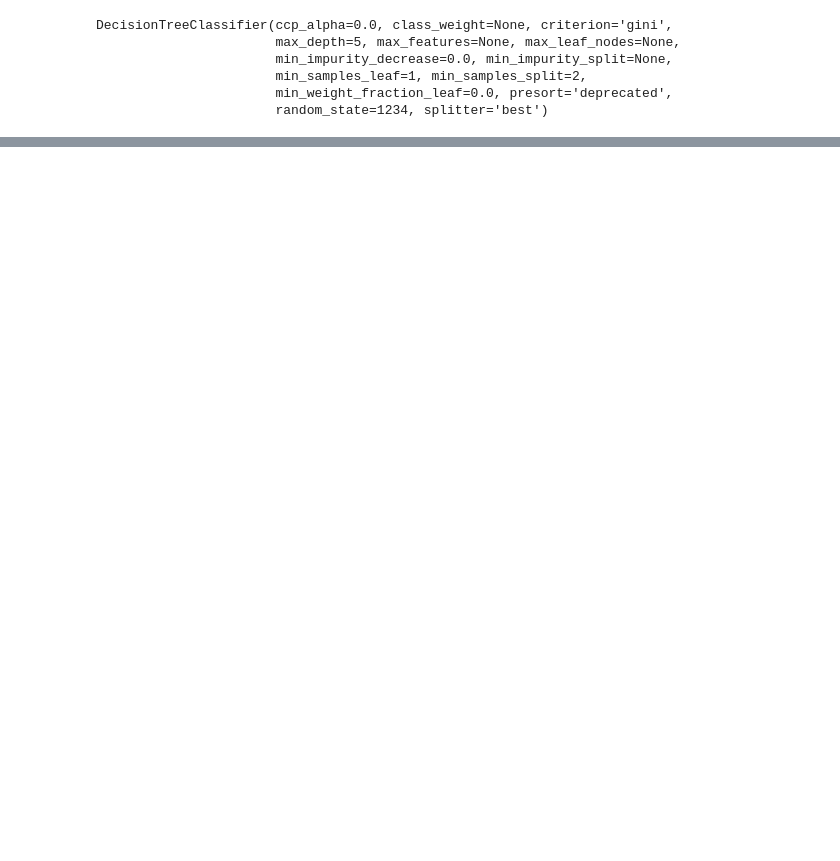
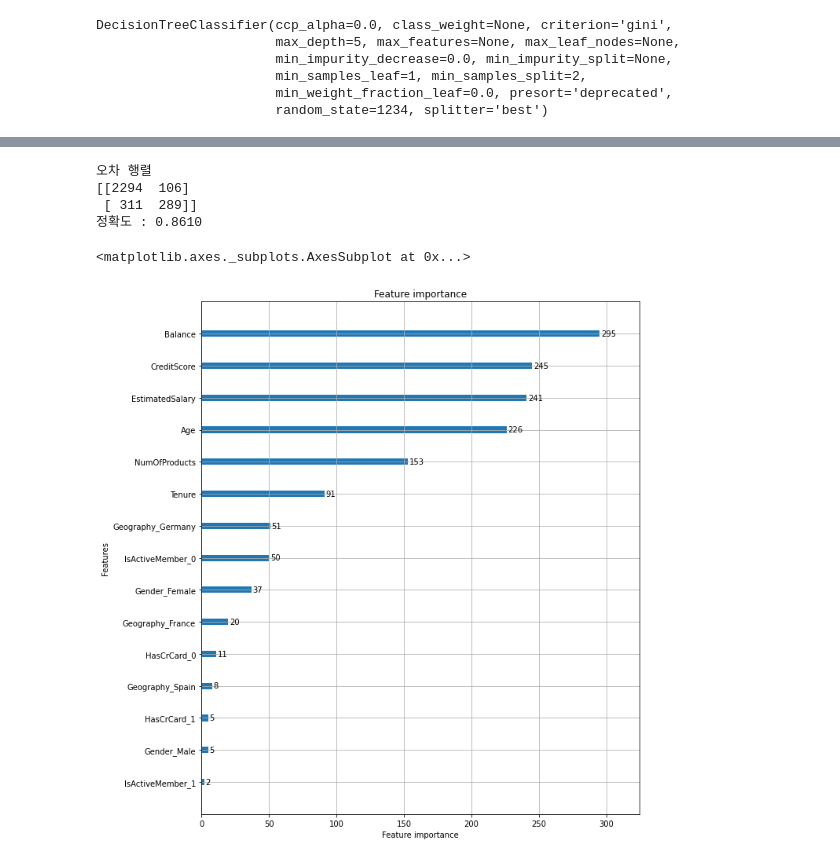
Before and after one commit to DAYEON-LEE/DADADA, a Jupyter notebook: Self_PJ/pj_churn_modeling.ipynb, the cells around one changed output, grey strips where cells are left out. Drawn from its saved outputs; the diff is of its cells as text; code cells hidden in the pictures; blank space fills up the shorter version.

```diff
--- a/Self_PJ/pj_churn_modeling.ipynb
+++ b/Self_PJ/pj_churn_modeling.ipynb
@@ -1270,0 +1280,7 @@ plot_importance(xgb_model, ax=ax)
+# %%
+from lightgbm import LGBMClassifier
+lgbm_wrapper = LGBMClassifier(n_estimators = 400)
+evals = [(X_test, y_test)]
+lgbm_wrapper.fit(X_train,y_train,early_stopping_rounds =100, eval_metric = 'logloss', eval_set = evals, verbose =True)
+preds = lgbm_wrapper.predict(X_test)
+pred_proba = lgbm_wrapper.predict_proba(X_test)[:,1]
@@ -1270,0 +1305,14 @@ plot_importance(xgb_model, ax=ax)
+# %%
+get_clf_eval(y_test, preds, pred_proba)
+# %% [output]
+오차 행렬
+[[2294  106]
+ [ 311  289]]
+정확도 : 0.8610
+# %%
+from lightgbm import plot_importance
+fig,ax = plt.subplots(figsize=(10,12))
+plot_importance(lgbm_wrapper, ax= ax)
+# %% [output]
+<matplotlib.axes._subplots.AxesSubplot at 0x...>
+[figure, added]
```
Also changed, not shown: parts of 31 cells of this notebook, 2 other files.
